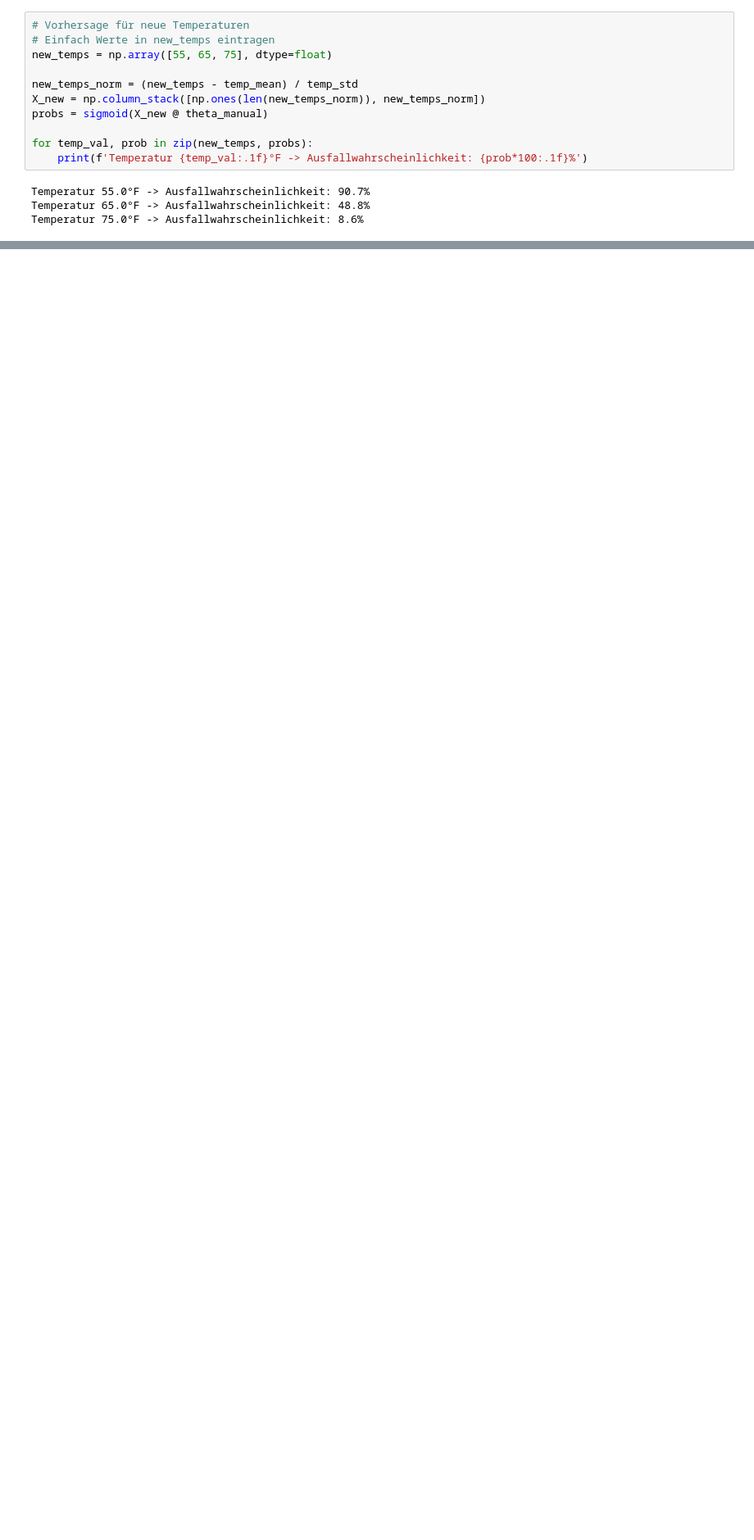
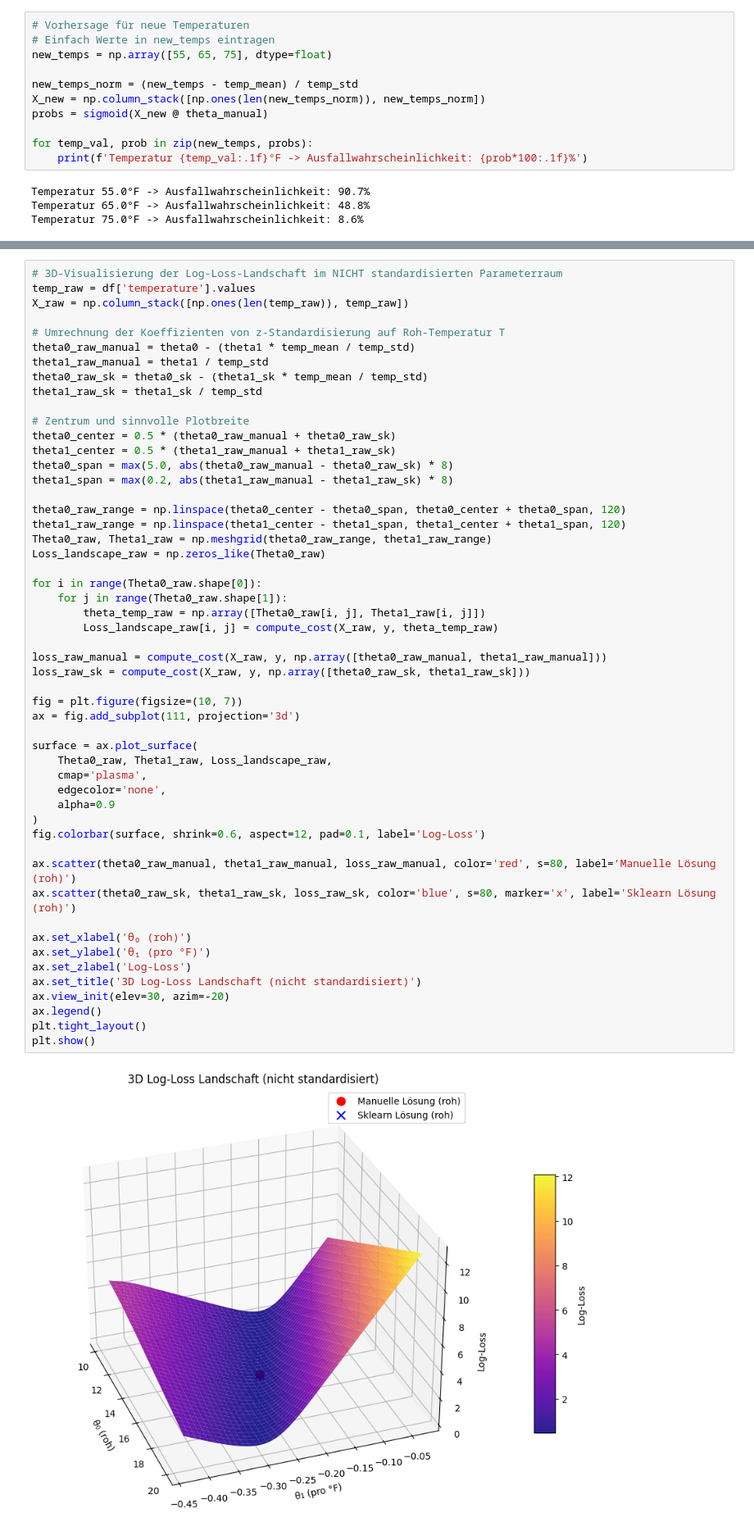
Before and after one commit to antongunst04-ctrl/HFU-Test-Anton-Dennis, a Jupyter notebook: LogReg_Challenger.ipynb, the cells around one changed output, grey strips where cells are left out. Shown at 82% size. Saved outputs shown, nothing was run; the diff lists cells and outputs as text; blank space fills up the shorter version.

```diff
--- a/LogReg_Challenger.ipynb
+++ b/LogReg_Challenger.ipynb
@@ -164,0 +206,54 @@ Temperatur 75.0°F -> Ausfallwahrscheinlichkeit: 8.6%
+# %%
+# 3D-Visualisierung der Log-Loss-Landschaft im NICHT standardisierten Parameterraum
+temp_raw = df['temperature'].values
+X_raw = np.column_stack([np.ones(len(temp_raw)), temp_raw])
+
+# Umrechnung der Koeffizienten von z-Standardisierung auf Roh-Temperatur T
+theta0_raw_manual = theta0 - (theta1 * temp_mean / temp_std)
+theta1_raw_manual = theta1 / temp_std
+theta0_raw_sk = theta0_sk - (theta1_sk * temp_mean / temp_std)
+theta1_raw_sk = theta1_sk / temp_std
+
+# Zentrum und sinnvolle Plotbreite
+theta0_center = 0.5 * (theta0_raw_manual + theta0_raw_sk)
+theta1_center = 0.5 * (theta1_raw_manual + theta1_raw_sk)
+theta0_span = max(5.0, abs(theta0_raw_manual - theta0_raw_sk) * 8)
+theta1_span = max(0.2, abs(theta1_raw_manual - theta1_raw_sk) * 8)
+
+theta0_raw_range = np.linspace(theta0_center - theta0_span, theta0_center + theta0_span, 120)
+theta1_raw_range = np.linspace(theta1_center - theta1_span, theta1_center + theta1_span, 120)
+Theta0_raw, Theta1_raw = np.meshgrid(theta0_raw_range, theta1_raw_range)
+Loss_landscape_raw = np.zeros_like(Theta0_raw)
+
+for i in range(Theta0_raw.shape[0]):
+    for j in range(Theta0_raw.shape[1]):
+        theta_temp_raw = np.array([Theta0_raw[i, j], Theta1_raw[i, j]])
+        Loss_landscape_raw[i, j] = compute_cost(X_raw, y, theta_temp_raw)
+
+loss_raw_manual = compute_cost(X_raw, y, np.array([theta0_raw_manual, theta1_raw_manual]))
+loss_raw_sk = compute_cost(X_raw, y, np.array([theta0_raw_sk, theta1_raw_sk]))
+
+fig = plt.figure(figsize=(10, 7))
+ax = fig.add_subplot(111, projection='3d')
+
+surface = ax.plot_surface(
+    Theta0_raw, Theta1_raw, Loss_landscape_raw,
+    cmap='plasma',
+    edgecolor='none',
+    alpha=0.9
+)
+fig.colorbar(surface, shrink=0.6, aspect=12, pad=0.1, label='Log-Loss')
+
+ax.scatter(theta0_raw_manual, theta1_raw_manual, loss_raw_manual, color='red', s=80, label='Manuelle Lösung (roh)')
+ax.scatter(theta0_raw_sk, theta1_raw_sk, loss_raw_sk, color='blue', s=80, marker='x', label='Sklearn Lösung (roh)')
+
+ax.set_xlabel('θ₀ (roh)')
+ax.set_ylabel('θ₁ (pro °F)')
+ax.set_zlabel('Log-Loss')
+ax.set_title('3D Log-Loss Landschaft (nicht standardisiert)')
+ax.view_init(elev=30, azim=-20)
+ax.legend()
+plt.tight_layout()
+plt.show()
+# %% [output]
+[figure, added]
```
Also changed, not shown: parts of 3 cells of this notebook.
